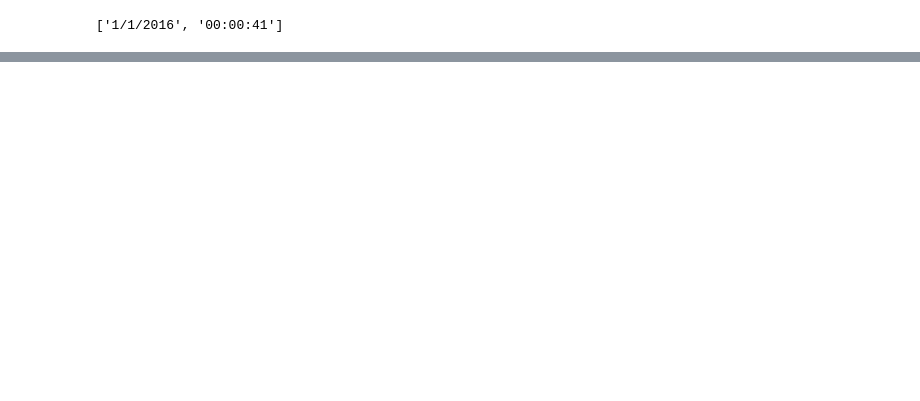
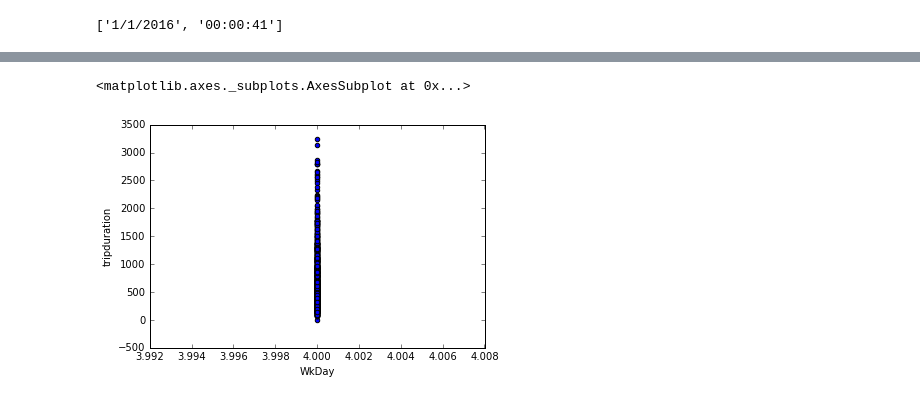
Before and after one commit to sunnyk-skk456/ADS_Project_BikeSharingSystem, a Jupyter notebook: ADS Citibike Clusters.ipynb, the cells around one changed output, grey strips where cells are left out. Drawn from its saved outputs; the diff is of its cells as text; code cells hidden in the pictures; blank space fills up the shorter version.

```diff
--- a/ADS Citibike Clusters.ipynb
+++ b/ADS Citibike Clusters.ipynb
@@ -162,18 +113,0 @@ for i in range(df1.shape[0]):
-# %%
-for i in range(1):
-    st_spl = df1.starttime[i].split(' ')
-    stop_spl = df1.stoptime[i].split(' ')
-
-    # Day Indicator from Start time
-    stt_list = df1.StTime[i].split(':')
-    stt_list = [int(i) for i in stt_list]
-    print stt_list[0]
-
-    if (stt_list[0] in range(5,17)):
-        # Day - Yes
-        day_ind = 1.0
-    else:
-        # Night - Yes
-        day_ind = 0.0
-
-    df1.set_value(i, 'DayInd', int(day_ind))
@@ -216,2 +128,11 @@ df1.drop('dayInd', axis=1, inplace=True)
+# %%
+df1['PickHr'] = ''
+hlist = []
+
+for x in range(len(df1.StTime)):
+    y =list(df1.StTime.str.split(':'))[:][x][0]
+    hlist.append(y)
+
+df2['PickHr'] = hlist
 # %%
 df1.to_csv('201601-CBike-v2.csv', index=False)
@@ -268,0 +219,6 @@ array([-10. ,  -9.5,  -9. ,  -8.5,  -8. ,  -7.5,  -7. ,  -6.5,  -6. ,
+# %%
+# Plotting -
+pl.rcParams['figure.figsize'] = (10, 10)
+df2 = df1[0:1000].copy()
+df3 = df2[['WkDay','tripduration']]
+df3.head(2)
@@ -268,0 +234,2 @@ array([-10. ,  -9.5,  -9. ,  -8.5,  -8. ,  -7.5,  -7. ,  -6.5,  -6. ,
+# %%
+df3.set_value(220, 'tripduration', 0)
@@ -268,0 +255,5 @@ array([-10. ,  -9.5,  -9. ,  -8.5,  -8. ,  -7.5,  -7. ,  -6.5,  -6. ,
+# %%
+df3.plot.scatter('WkDay','tripduration')
+# %% [output]
+<matplotlib.axes._subplots.AxesSubplot at 0x...>
+[figure, added]
```
Also changed, not shown: parts of 34 cells of this notebook.
